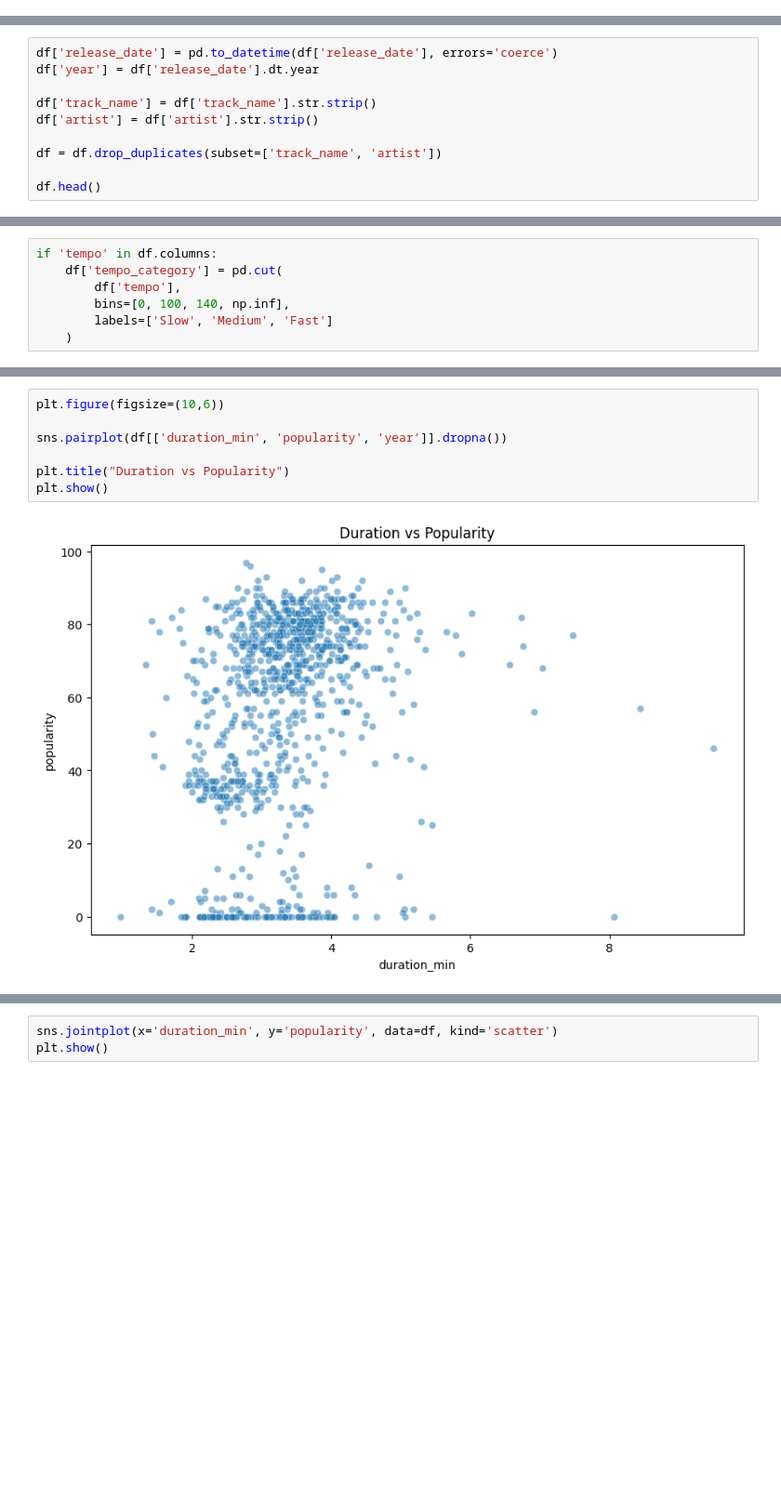
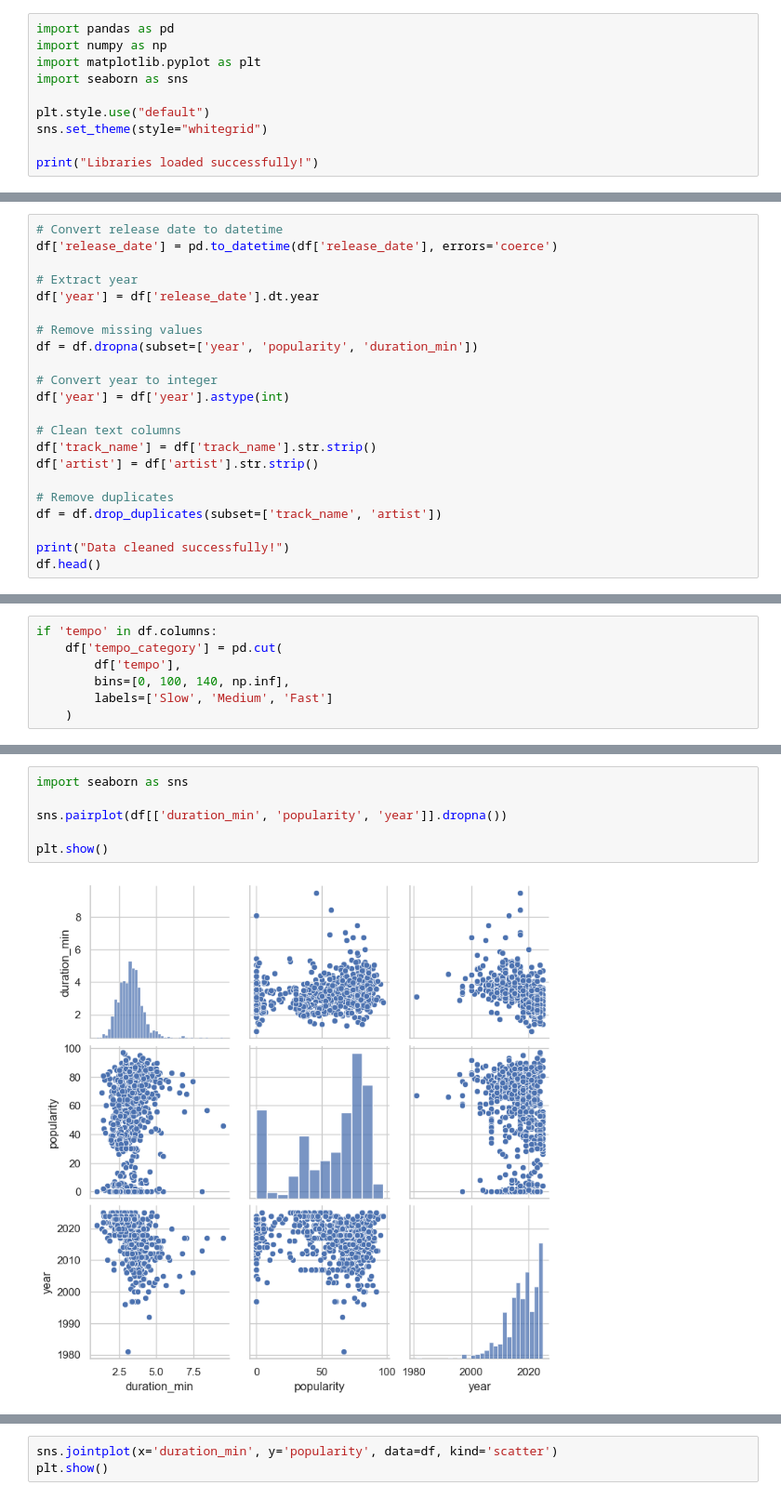
Before and after one commit to untalascobrylleedsil/Activity7_DataVisualization, a Jupyter notebook: Activity7.ipynb, the cells around one changed output, grey strips where cells are left out. Shown at 93% size. Saved outputs shown, nothing was run; the diff lists cells and outputs as text; blank space fills up the shorter version.

Commit message:
Final Activity 7 Data Visualization complete

```diff
--- a/Activity7.ipynb
+++ b/Activity7.ipynb
@@ -15,0 +1,10 @@ df.head()
+# %%
+import pandas as pd
+import numpy as np
+import matplotlib.pyplot as plt
+import seaborn as sns
+
+plt.style.use("default")
+sns.set_theme(style="whitegrid")
+
+print("Libraries loaded successfully!")
@@ -16,11 +43,23 @@ df.head()
 # %%
+# Convert release date to datetime
 df['release_date'] = pd.to_datetime(df['release_date'], errors='coerce')
+
+# Extract year
 df['year'] = df['release_date'].dt.year
 
+# Remove missing values
+df = df.dropna(subset=['year', 'popularity', 'duration_min'])
+
+# Convert year to integer
+df['year'] = df['year'].astype(int)
+
+# Clean text columns
 df['track_name'] = df['track_name'].str.strip()
 df['artist'] = df['artist'].str.strip()
 
+# Remove duplicates
 df = df.drop_duplicates(subset=['track_name', 'artist'])
 
+print("Data cleaned successfully!")
 df.head()
 # %% [output]
@@ -66,10 +109,9 @@ plt.show()
 # %%
-plt.figure(figsize=(10,6))
+import seaborn as sns
 
 sns.pairplot(df[['duration_min', 'popularity', 'year']].dropna())
 
-plt.title("Duration vs Popularity")
 plt.show()
 # %% [output]
-[figure, old version]
+[figure, new version]
 # %%
```
Also changed, not shown: parts of 17 cells of this notebook, 2 other files.
